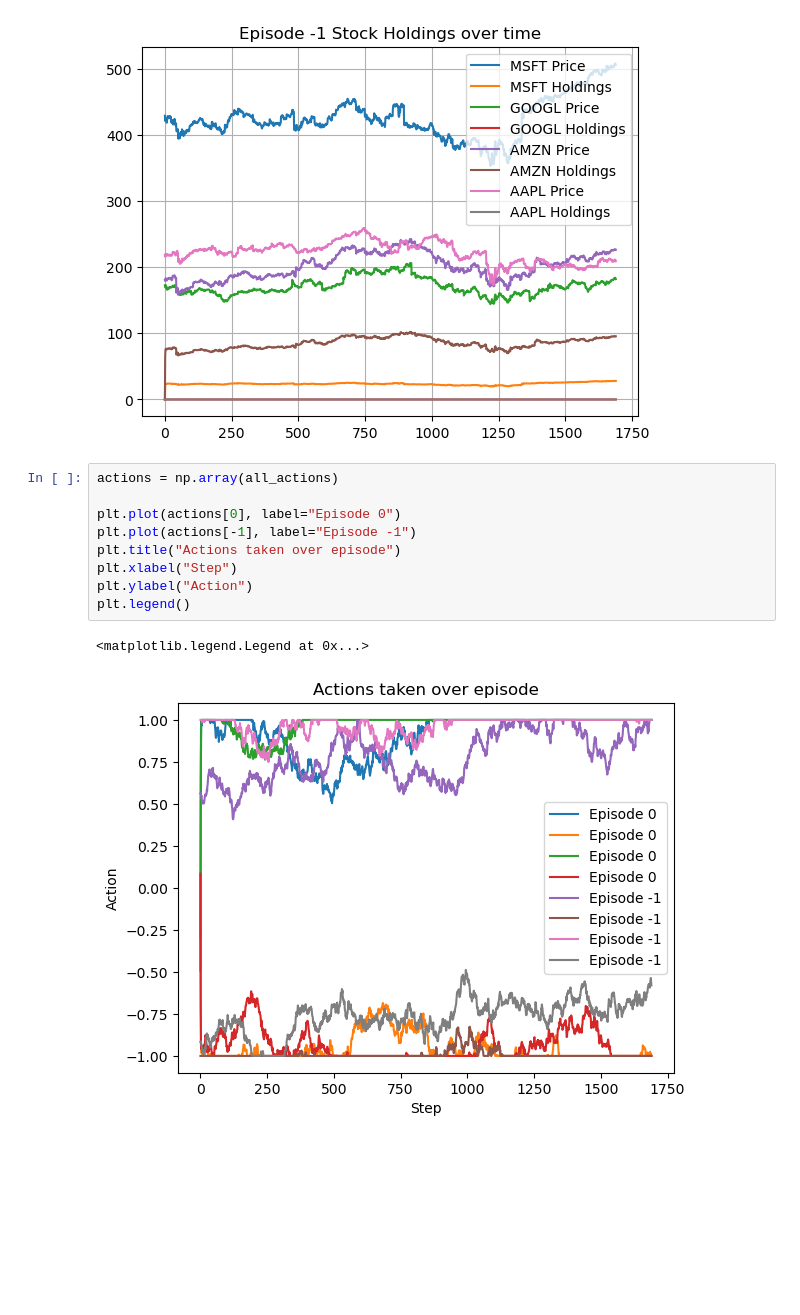
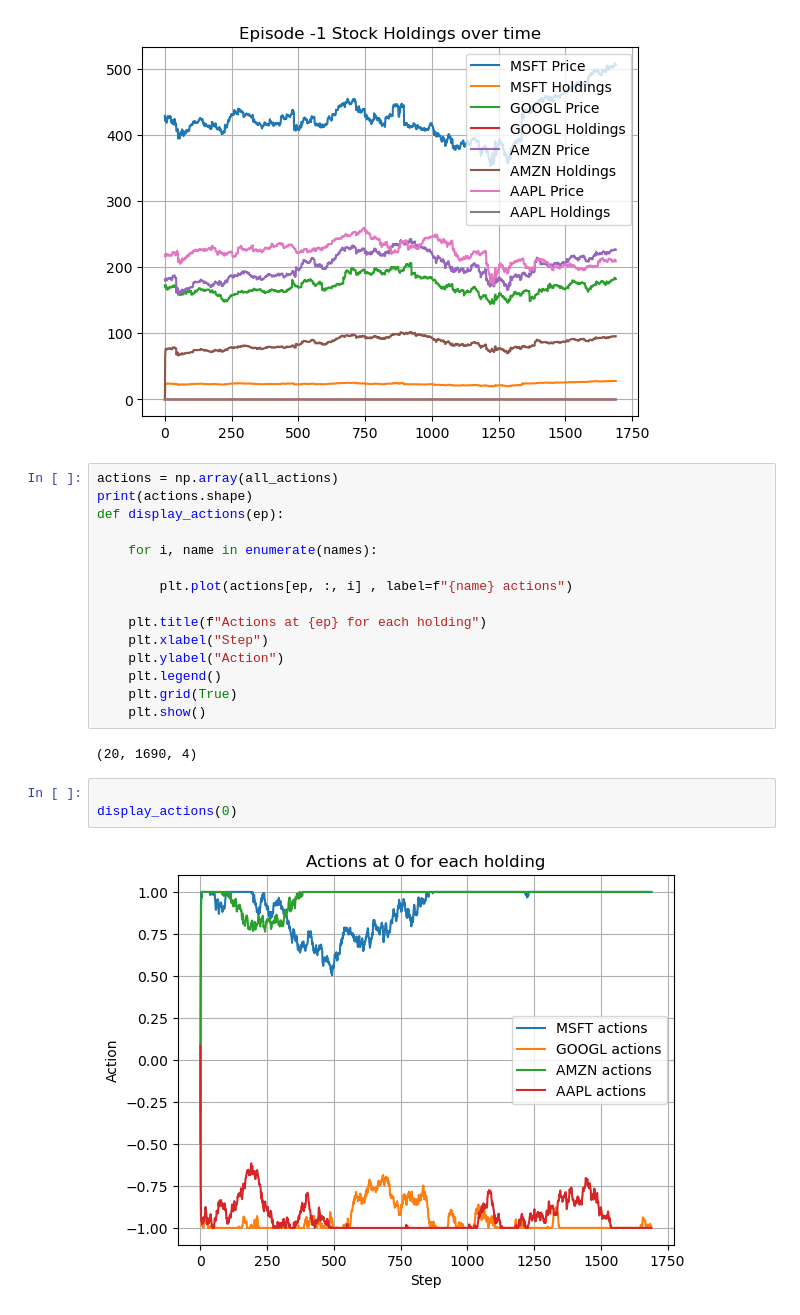
Before and after one commit to MDBowen/StockPred, a Jupyter notebook: Reinfocement_Learning/ddpg_portfolio_managment.ipynb, the cells around one changed output. Saved outputs shown, nothing was run; the diff lists cells and outputs as text; blank space fills up the shorter version.

```diff
--- a/Reinfocement_Learning/ddpg_portfolio_managment.ipynb
+++ b/Reinfocement_Learning/ddpg_portfolio_managment.ipynb
@@ -456,15 +473,25 @@ display_episode(0)
 display_episode(-1)
 # %% [output]
 [figure]
-# %%
-actions = np.array(all_actions)
-
-plt.plot(actions[0], label="Episode 0")
-plt.plot(actions[-1], label="Episode -1")
-plt.title("Actions taken over episode")
-plt.xlabel("Step")
-plt.ylabel("Action")
-plt.legend()
-# %% [output]
-<matplotlib.legend.Legend at 0x...>
-[figure, removed]
+# %%
+actions = np.array(all_actions)
+print(actions.shape)
+def display_actions(ep):
+
+    for i, name in enumerate(names):
+
+        plt.plot(actions[ep, :, i] , label=f"{name} actions")
+
+    plt.title(f"Actions at {ep} for each holding")
+    plt.xlabel("Step")
+    plt.ylabel("Action")
+    plt.legend()
+    plt.grid(True)
+    plt.show()
+# %% [output]
+(20, 1690, 4)
+# %%
+
+display_actions(0)
+# %% [output]
+[figure, added]
```
Also changed, not shown: parts of 9 cells of this notebook, 2 other files.
